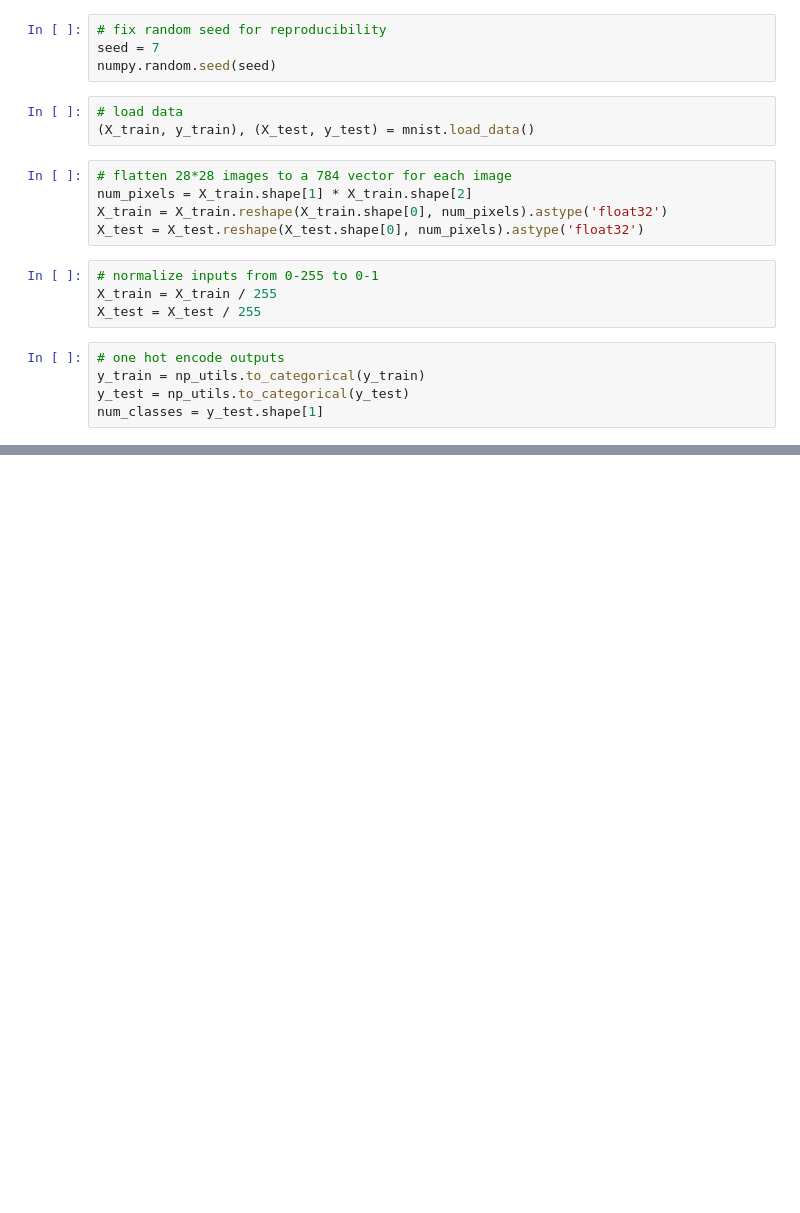
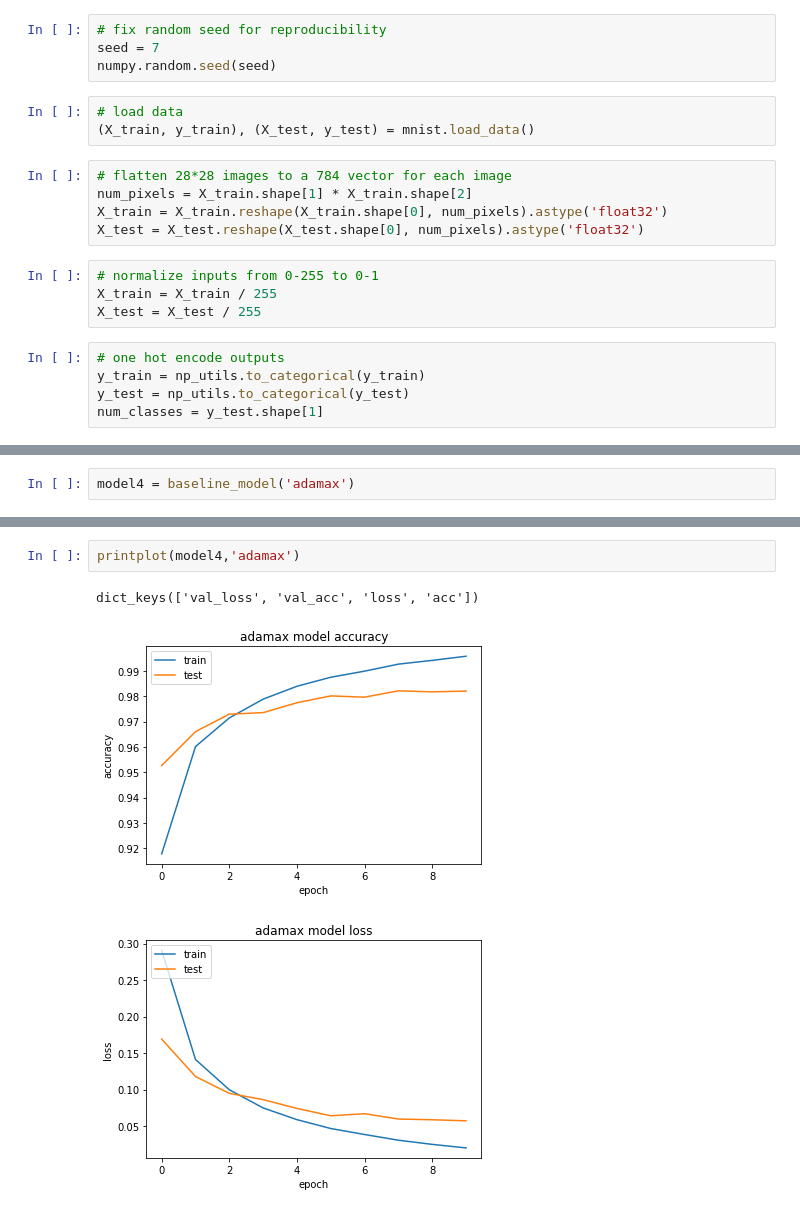
Before and after one commit to SuryaDev-Reddy/MnistDigitClassifier, a Jupyter notebook: MnistDigitClassifier.ipynb, the cells around one changed output, grey strips where cells are left out. Cells and saved outputs as stored; diff of their text form; blank space fills up the shorter version.

```diff
--- a/MnistDigitClassifier.ipynb
+++ b/MnistDigitClassifier.ipynb
@@ -91,0 +129,2 @@ Baseline Error: 1.79%
+# %%
+model4 = baseline_model('adamax')
@@ -114,0 +247,6 @@ dict_keys(['val_loss', 'val_acc', 'loss', 'acc'])
+# %%
+printplot(model4,'adamax')
+# %% [output]
+dict_keys(['val_loss', 'val_acc', 'loss', 'acc'])
+[figure, added]
+[figure, added]
```
Also changed, not shown: parts of 17 cells of this notebook.
